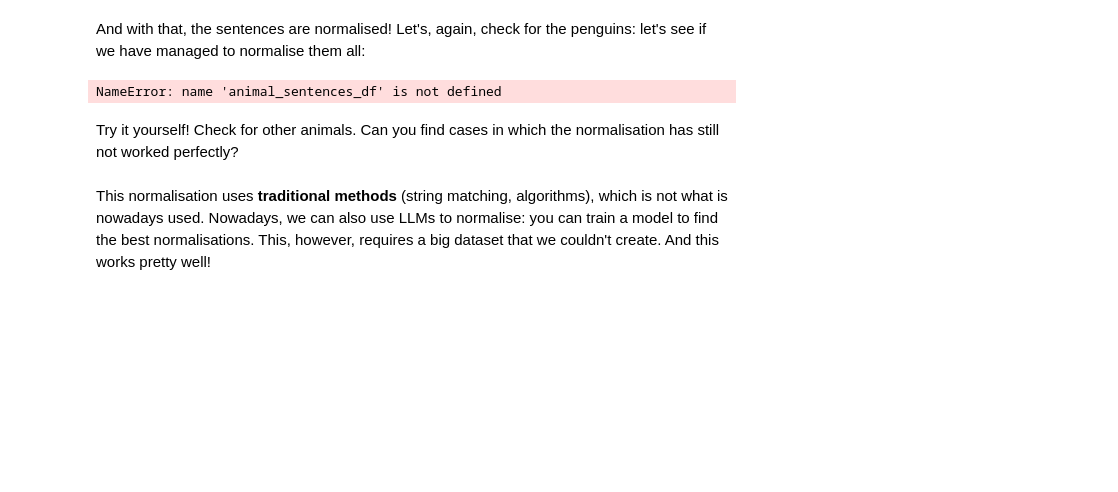
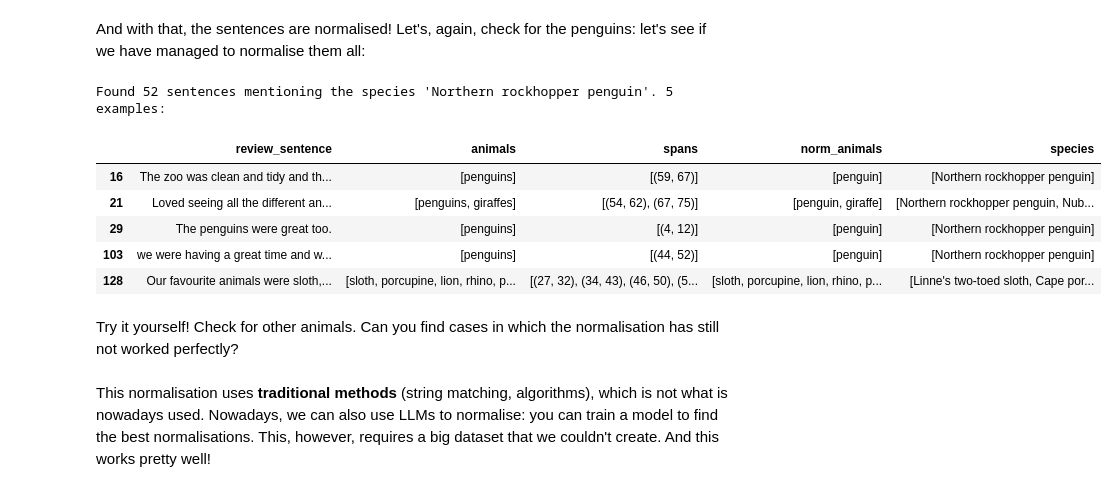
Before and after one commit to nuriafari/NLP_workshop_zoo_reviews, a Jupyter notebook: workshop.ipynb, the cells around one changed output. Cells and saved outputs as stored; diff of their text form; code cells hidden in the pictures; blank space fills up the shorter version.

```diff
--- a/workshop.ipynb
+++ b/workshop.ipynb
@@ -1075,11 +913,20 @@ And with that, the sentences are normalised! Let's, again, check for the penguin
 # %%
 # Select the species we want to find sentences for
 species = "Northern rockhopper penguin"
 
 # Search for all sentences that mention the species
 filtered_sentences = animal_sentences_df[animal_sentences_df["species"].apply(lambda x: species in x)]
+
+print(f"Found {len(filtered_sentences)} sentences mentioning the species '{species}'. 5 examples:")
+filtered_sentences.head()
 # %% [output]
-NameError: name 'animal_sentences_df' is not defined
+Found 52 sentences mentioning the species 'Northern rockhopper penguin'. 5 examples:
+|  | review_sentence | animals | spans | norm_animals | species |
+| 16 | The zoo was clean and tidy and th... | [penguins] | [(59, 67)] | [penguin] | [Northern rockhopper penguin] |
+| 21 | Loved seeing all the different an... | [penguins, giraffes] | [(54, 62), (67, 75)] | [penguin, giraffe] | [Northern rockhopper penguin, Nub... |
+| 29 | The penguins were great too. | [penguins] | [(4, 12)] | [penguin] | [Northern rockhopper penguin] |
+| 103 | we were having a great time and w... | [penguins] | [(44, 52)] | [penguin] | [Northern rockhopper penguin] |
+| 128 | Our favourite animals were sloth,... | [sloth, porcupine, lion, rhino, p... | [(27, 32), (34, 43), (46, 50), (5... | [sloth, porcupine, lion, rhino, p... | [Linne's two-toed sloth, Cape por... |
 # %% [markdown]
 Try it yourself! Check for other animals. Can you find cases in which the normalisation has still not worked perfectly?
 # %% [markdown]
```
Also changed, not shown: parts of 29 cells of this notebook.
